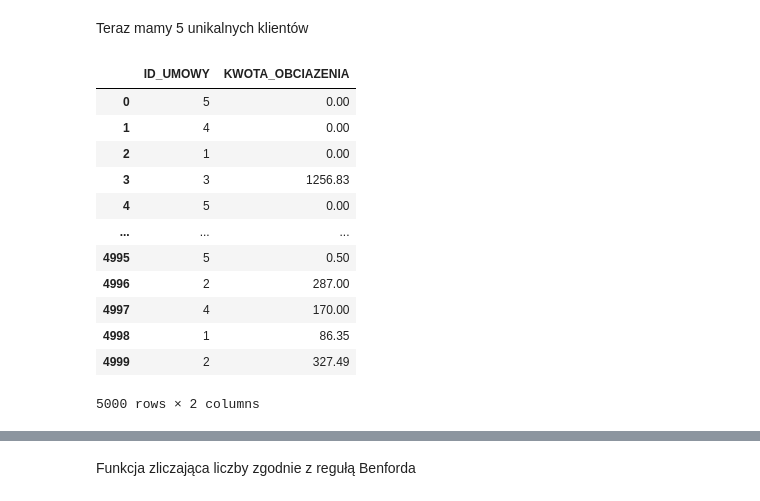
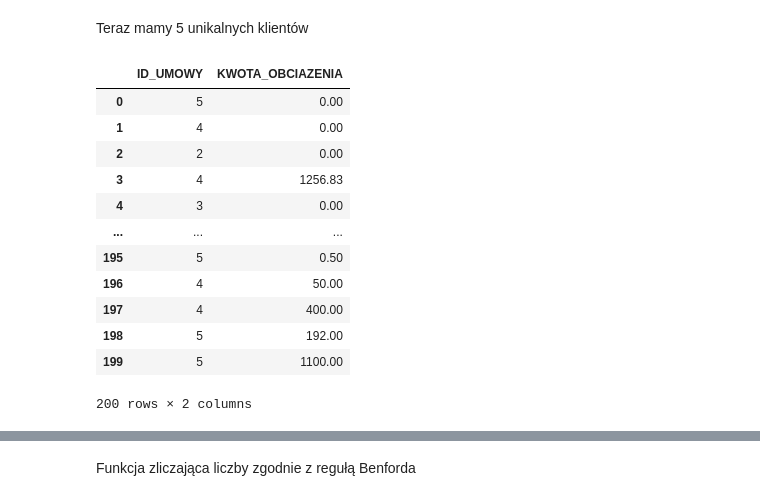
Before and after one commit to AdrianSKazi/Fraud-Detector, a Jupyter notebook: Fraud_Detector_(rave_codeplay).ipynb, the cells around one changed output, grey strips where cells are left out. Drawn from its saved outputs; the diff is of its cells as text; code cells hidden in the pictures.

```diff
--- a/Fraud_Detector_(rave_codeplay).ipynb
+++ b/Fraud_Detector_(rave_codeplay).ipynb
@@ -7,4 +7,4 @@ import numpy as np
 # %% [markdown]
 #Data import
 # %%
-data = pd.read_excel('dane5000.xlsx')
+data1 = pd.read_excel('dane5000.xlsx')
@@ -44,8 +44,9 @@ Mamy zbyt mało danych dotyczących jednego klienta, przypada średnio niecałe
 Na potrzeby projektu tworzę 5 unikalnych ID 1,2,3,4,5.
 # %%
 import random
-data['ID_UMOWY'] = data['ID_UMOWY'].apply(lambda x: random.randint(1,5))
-data
+data1['ID_UMOWY'] = data1['ID_UMOWY'].apply(lambda x: random.randint(1,5))
+data1 = data1.iloc[:200,:]
+data1
 # %% [output]
 |  | DATA_OPERACJI | ID_UMOWY | KANAL | KOD_OPERACJI | KWOTA_OBCIAZENIA | KWOTA_UZNANIA | TYTUL | BENEFICJENT | ... |
 | 0 | 15/02/02 | 5 | NaN | 1002 | 0.00 | 200.00 | ttt | bbb | ... |
@@ -67,19 +68,19 @@ data['ID_UMOWY'].nunique()
 # %% [markdown]
 Teraz mamy 5 unikalnych klientów
 # %%
-obciazenie = data[['ID_UMOWY','KWOTA_OBCIAZENIA']]
+obciazenie = data1[['ID_UMOWY','KWOTA_OBCIAZENIA']]
 obciazenie
 # %% [output]
 |  | ID_UMOWY | KWOTA_OBCIAZENIA |
 | 0 | 5 | 0.00 |
 | 1 | 4 | 0.00 |
-| 2 | 1 | 0.00 |
-| 3 | 3 | 1256.83 |
-| 4 | 5 | 0.00 |
+| 2 | 2 | 0.00 |
+| 3 | 4 | 1256.83 |
+| 4 | 3 | 0.00 |
 | ... | ... | ... |
-| 4995 | 5 | 0.50 |
-| 4996 | 2 | 287.00 |
-| 4997 | 4 | 170.00 |
-| 4998 | 1 | 86.35 |
-| 4999 | 2 | 327.49 |
+| 195 | 5 | 0.50 |
+| 196 | 4 | 50.00 |
+| 197 | 4 | 400.00 |
+| 198 | 5 | 192.00 |
+| 199 | 5 | 1100.00 |
-5000 rows × 2 columns
+200 rows × 2 columns
```
Also changed, not shown: parts of 55 cells of this notebook.
